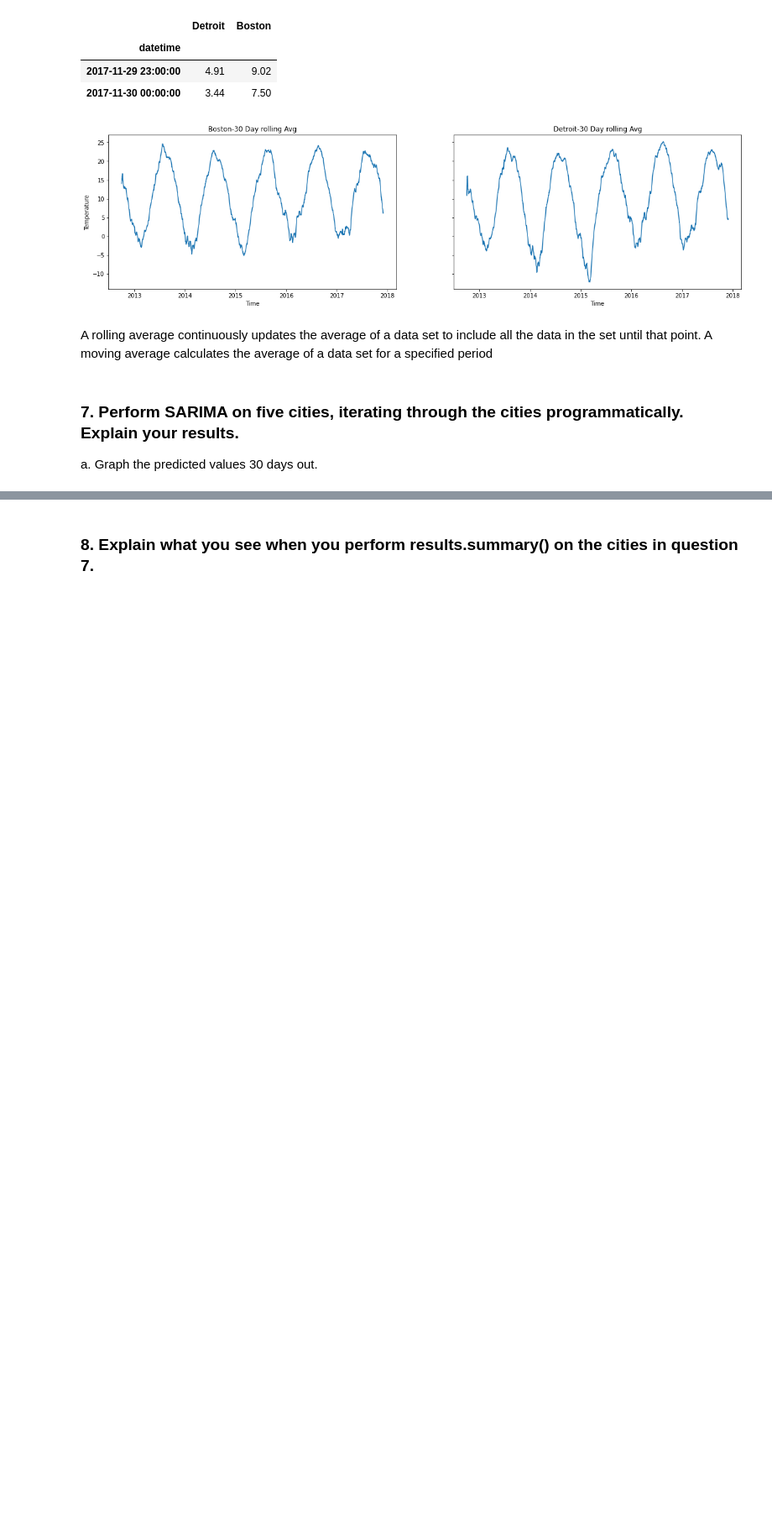
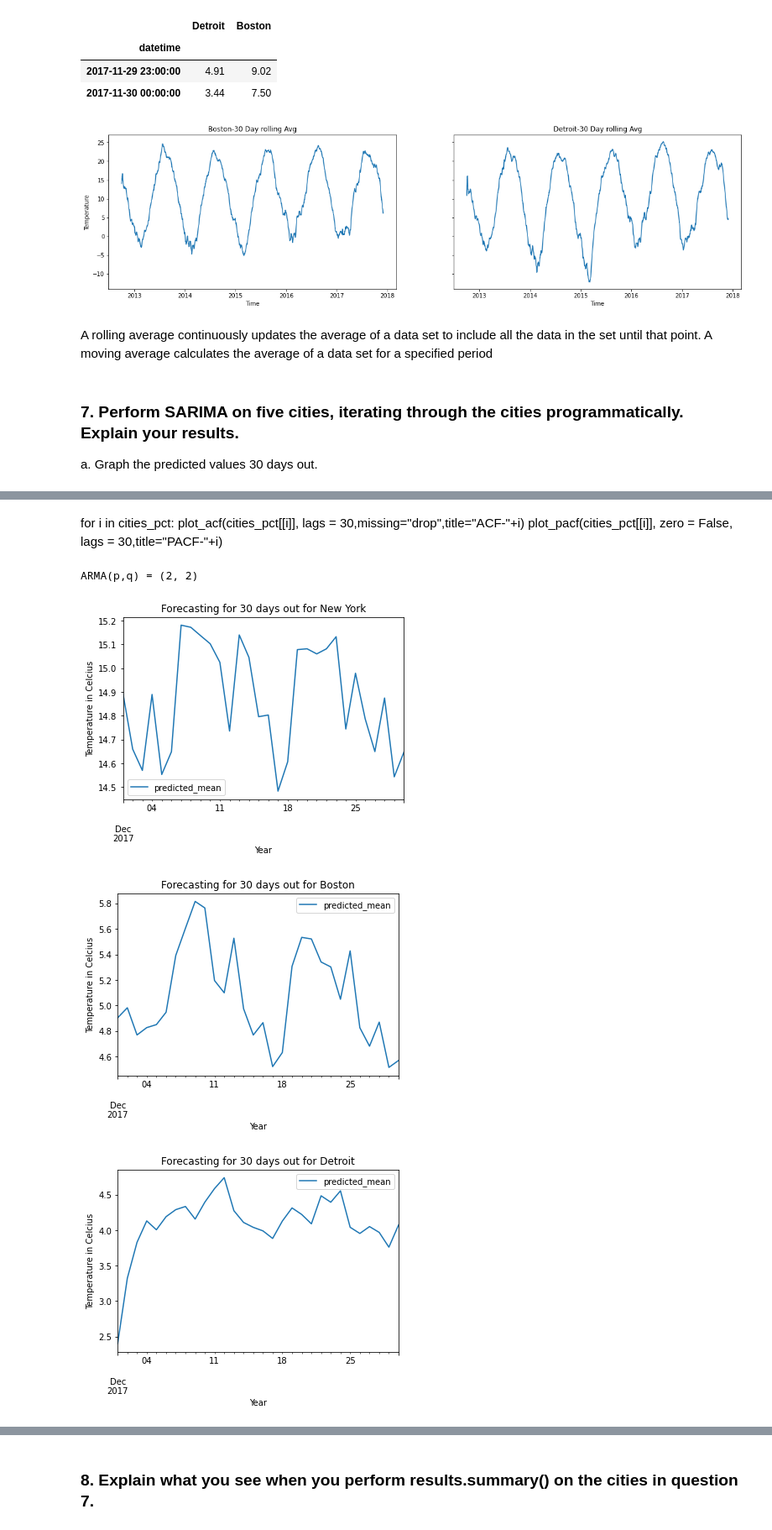
Before and after one commit to asma512/Data_Science_BootCamp, a Jupyter notebook: Week_11/timeseries_hw.ipynb, the cells around one changed output, grey strips where cells are left out. Shown at 84% size. Saved outputs shown, nothing was run; the diff lists cells and outputs as text; code cells hidden in the pictures; blank space fills up the shorter version.

```diff
--- a/Week_11/timeseries_hw.ipynb
+++ b/Week_11/timeseries_hw.ipynb
@@ -154,5 +175,0 @@ five_cities.head(3)
-# %%
-five_cities = five_cities.dropna()
-for i in five_cities:
-        plot_acf(five_cities[[i]], lags = 30,missing="drop",title="ACF-"+i)
-        plot_pacf(five_cities[[i]], zero = False, lags = 30,title="PACF-"+i)
@@ -169,0 +176,26 @@ for i in five_cities:
+# %% [markdown]
+for i in cities_pct:
+        plot_acf(cities_pct[[i]], lags = 30,missing="drop",title="ACF-"+i)
+        plot_pacf(cities_pct[[i]], zero = False, lags = 30,title="PACF-"+i)
+# %%
+resDiff = sm.tsa.arma_order_select_ic(five_cities.Boston, ic='bic')
+print('ARMA(p,q) =',resDiff['bic_min_order'])
+# %% [output]
+ARMA(p,q) = (2, 2)
+# %%
+summary=[]
+# %%
+for i in five_cities:
+    model = SARIMAX(five_cities[i], order=(2,1,2), seasonal_order=(2,1,2,12))
+    res = model.fit()
+    #forecasting for next 30 days
+    forecast_df=pd.DataFrame(res.forecast(steps=30))
+    summary.append(res.summary())
+    forecast_df.plot()
+    plt.title("Forecasting for 30 days out for "+i)
+    plt.xlabel('Year')
+    plt.ylabel('Temperature in Celcius')
+# %% [output]
+[figure, added]
+[figure, added]
+[figure, added]
```
Also changed, not shown: parts of 12 cells of this notebook.
